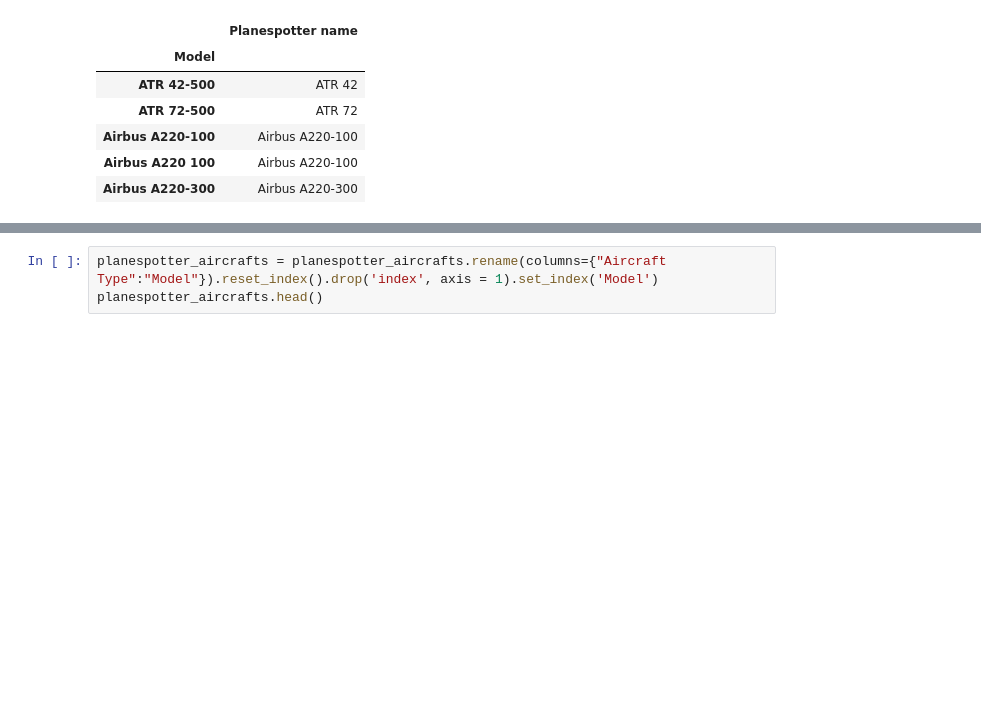
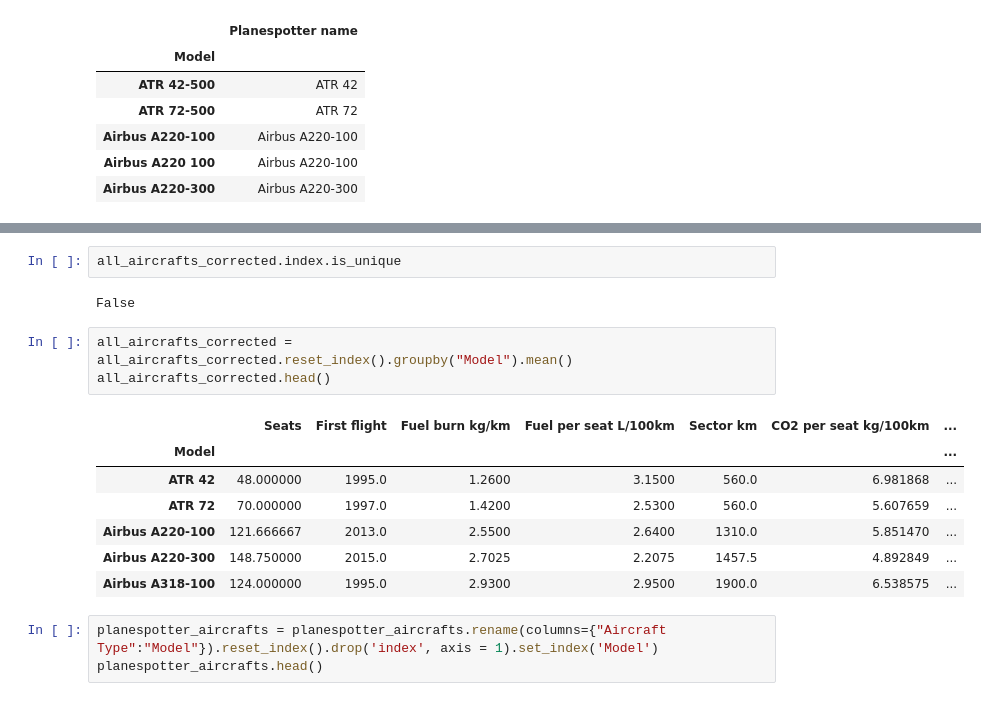
Before and after one commit to Jmion/aviation-co2-impact, a Jupyter notebook: planespotter.ipynb, the cells around one changed output, grey strips where cells are left out. Saved outputs shown, nothing was run; the diff lists cells and outputs as text; blank space fills up the shorter version.

```diff
--- a/planespotter.ipynb
+++ b/planespotter.ipynb
@@ -107,6 +107,21 @@ all_aicrafts_corrected.head()
 | Airbus A220-100 | 115 | 2013 | 2.80 | 3.07 | 1100.0 | 6.804551 | ... |
 | Airbus A220-300 | 140 | 2015 | 3.10 | 2.75 | 1100.0 | 6.095282 | ... |
 | Airbus A220-100 | 125 | 2013 | 2.57 | 2.57 | 930.0 | 5.696318 | ... |
+# %%
+all_aircrafts_corrected.index.is_unique
+# %% [output]
+False
+# %%
+all_aircrafts_corrected = all_aircrafts_corrected.reset_index().groupby("Model").mean()
+all_aircrafts_corrected.head()
+# %% [output]
+|  | Seats | First flight | Fuel burn kg/km | Fuel per seat L/100km | Sector km | CO2 per seat kg/100km | ... |
+| Model |  |  |  |  |  |  | ... |
+| ATR 42 | 48.000000 | 1995.0 | 1.2600 | 3.1500 | 560.0 | 6.981868 | ... |
+| ATR 72 | 70.000000 | 1997.0 | 1.4200 | 2.5300 | 560.0 | 5.607659 | ... |
+| Airbus A220-100 | 121.666667 | 2013.0 | 2.5500 | 2.6400 | 1310.0 | 5.851470 | ... |
+| Airbus A220-300 | 148.750000 | 2015.0 | 2.7025 | 2.2075 | 1457.5 | 4.892849 | ... |
+| Airbus A318-100 | 124.000000 | 1995.0 | 2.9300 | 2.9500 | 1900.0 | 6.538575 | ... |
 # %%
 planespotter_aircrafts = planespotter_aircrafts.rename(columns={"Aircraft Type":"Model"}).reset_index().drop('index', axis = 1).set_index('Model')
 planespotter_aircrafts.head()
```
Also changed, not shown: parts of 10 cells of this notebook.
